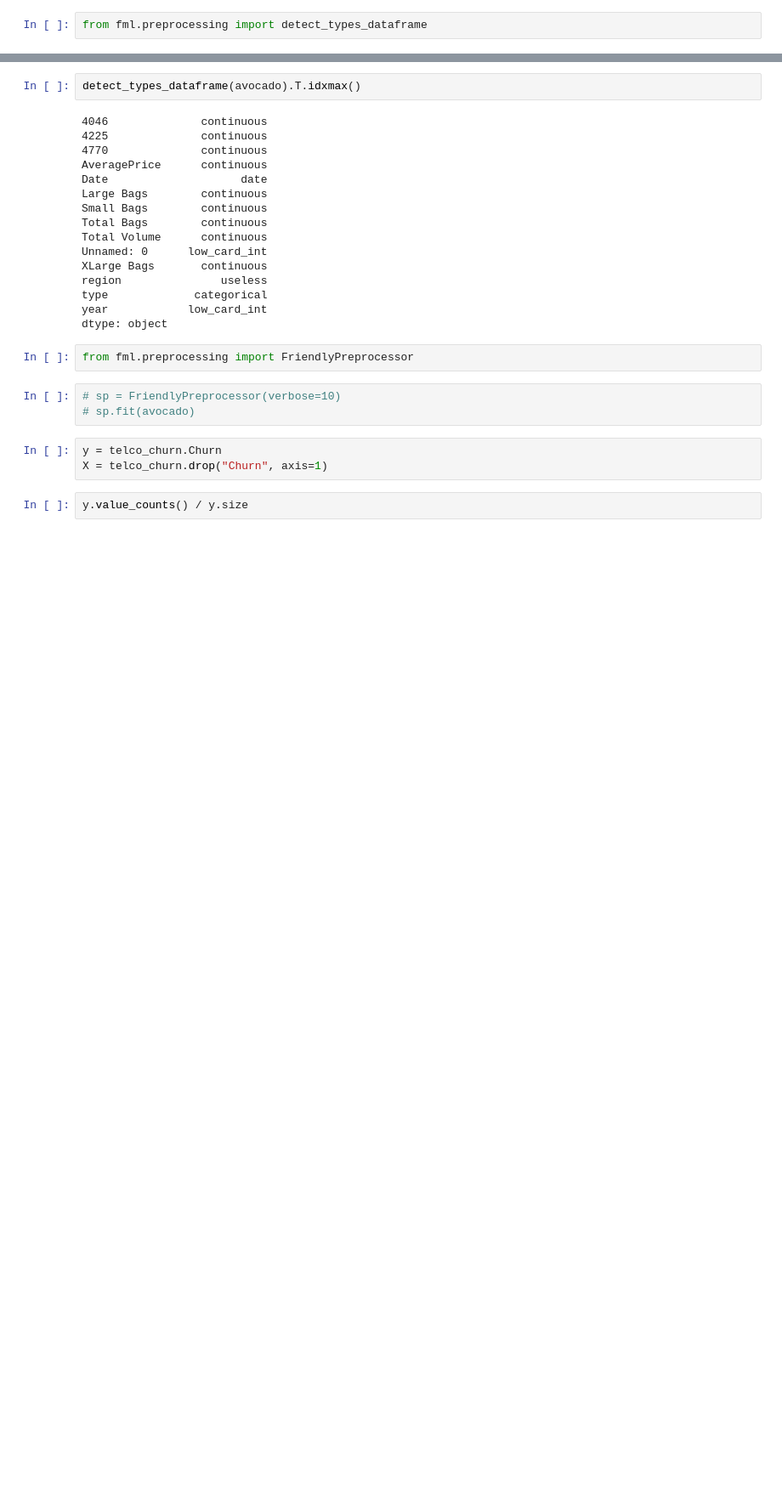
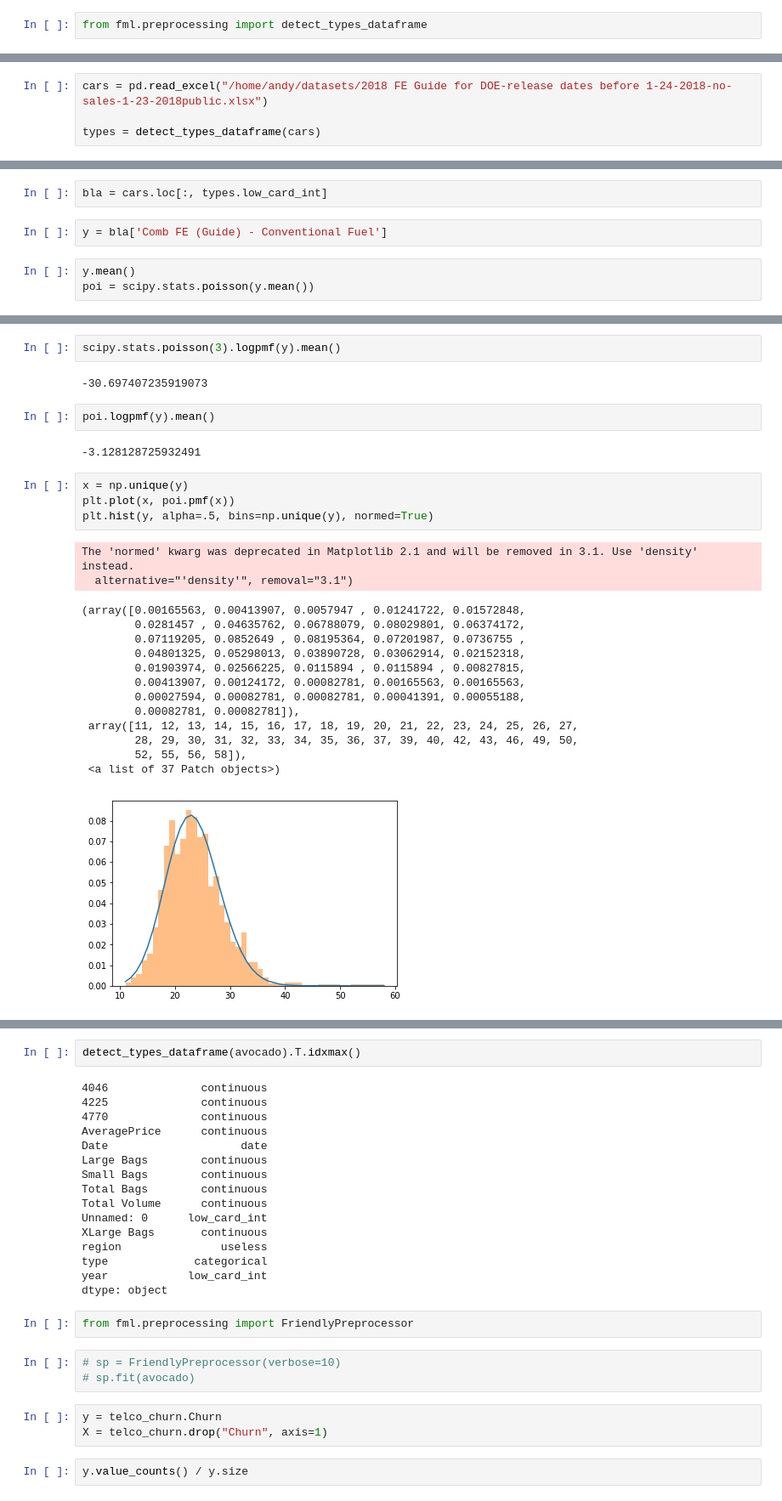
Before and after one commit to dabl/dabl, a Jupyter notebook: testing.ipynb, the cells around one changed output, grey strips where cells are left out. Shown at 85% size. Cells and saved outputs as stored; diff of their text form; blank space fills up the shorter version.

Commit message:
start on plotting

```diff
--- a/testing.ipynb
+++ b/testing.ipynb
@@ -58,0 +21,4 @@ Name: SeniorCitizen, dtype: int64
+# %%
+cars = pd.read_excel("/home/andy/datasets/2018 FE Guide for DOE-release dates before 1-24-2018-no-sales-1-23-2018public.xlsx")
+
+types = detect_types_dataframe(cars)
@@ -58,0 +45,7 @@ Name: SeniorCitizen, dtype: int64
+# %%
+bla = cars.loc[:, types.low_card_int]
+# %%
+y = bla['Comb FE (Guide) - Conventional Fuel']
+# %%
+y.mean()
+poi = scipy.stats.poisson(y.mean())
@@ -58,0 +67,28 @@ Name: SeniorCitizen, dtype: int64
+# %%
+scipy.stats.poisson(3).logpmf(y).mean()
+# %% [output]
+-30.697407235919073
+# %%
+poi.logpmf(y).mean()
+# %% [output]
+-3.128128725932491
+# %%
+x = np.unique(y)
+plt.plot(x, poi.pmf(x))
+plt.hist(y, alpha=.5, bins=np.unique(y), normed=True)
+# %% [output]
+The 'normed' kwarg was deprecated in Matplotlib 2.1 and will be removed in 3.1. Use 'density' instead.
+  alternative="'density'", removal="3.1")
+(array([0.00165563, 0.00413907, 0.0057947 , 0.01241722, 0.01572848,
+        0.0281457 , 0.04635762, 0.06788079, 0.08029801, 0.06374172,
+        0.07119205, 0.0852649 , 0.08195364, 0.07201987, 0.0736755 ,
+        0.04801325, 0.05298013, 0.03890728, 0.03062914, 0.02152318,
+        0.01903974, 0.02566225, 0.0115894 , 0.0115894 , 0.00827815,
+        0.00413907, 0.00124172, 0.00082781, 0.00165563, 0.00165563,
+        0.00027594, 0.00082781, 0.00082781, 0.00041391, 0.00055188,
+        0.00082781, 0.00082781]),
+ array([11, 12, 13, 14, 15, 16, 17, 18, 19, 20, 21, 22, 23, 24, 25, 26, 27,
+        28, 29, 30, 31, 32, 33, 34, 35, 36, 37, 39, 40, 42, 43, 46, 49, 50,
+        52, 55, 56, 58]),
+ <a list of 37 Patch objects>)
+[figure, added]
```
Also changed, not shown: parts of 27 cells of this notebook, 1 other file.
